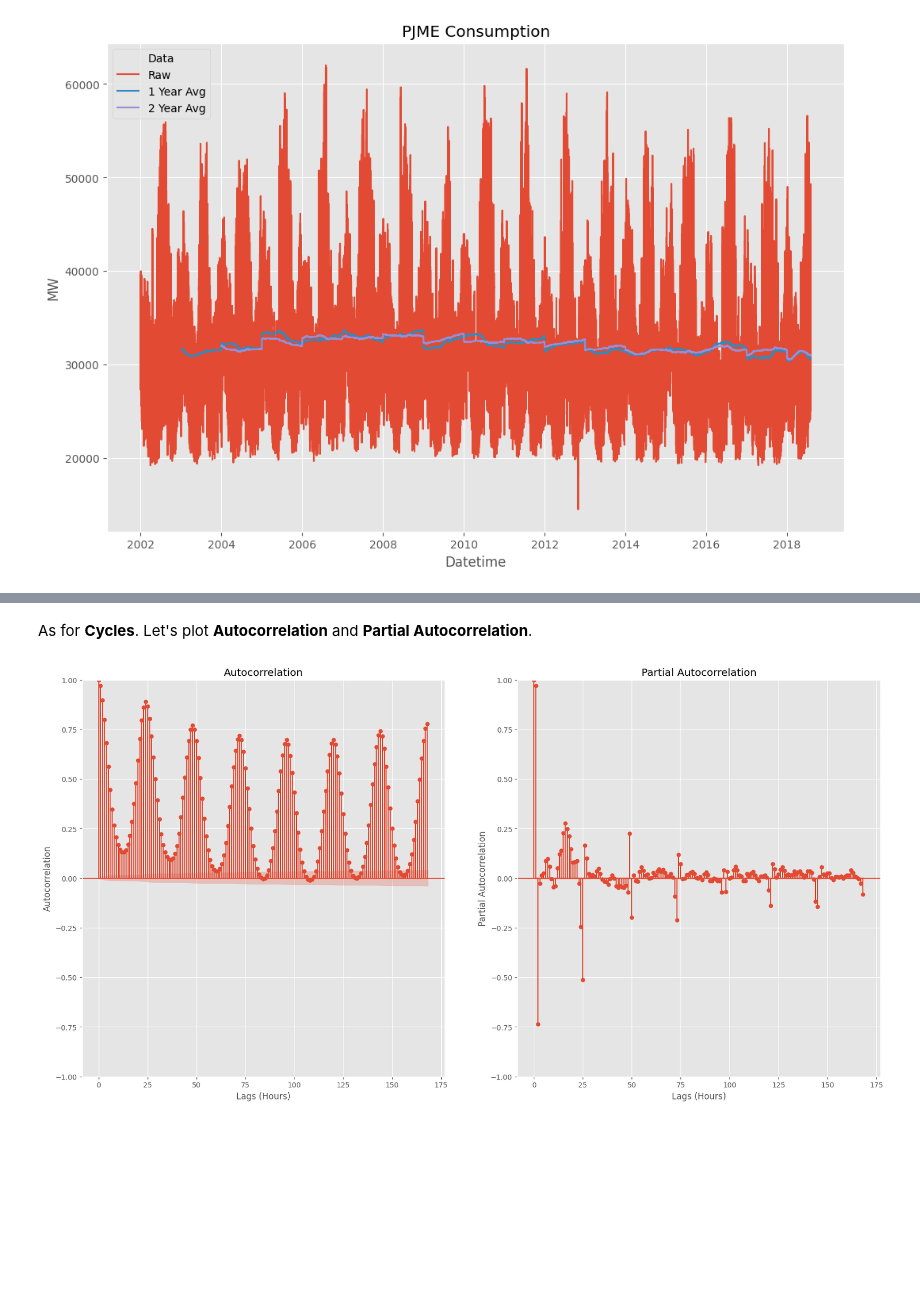
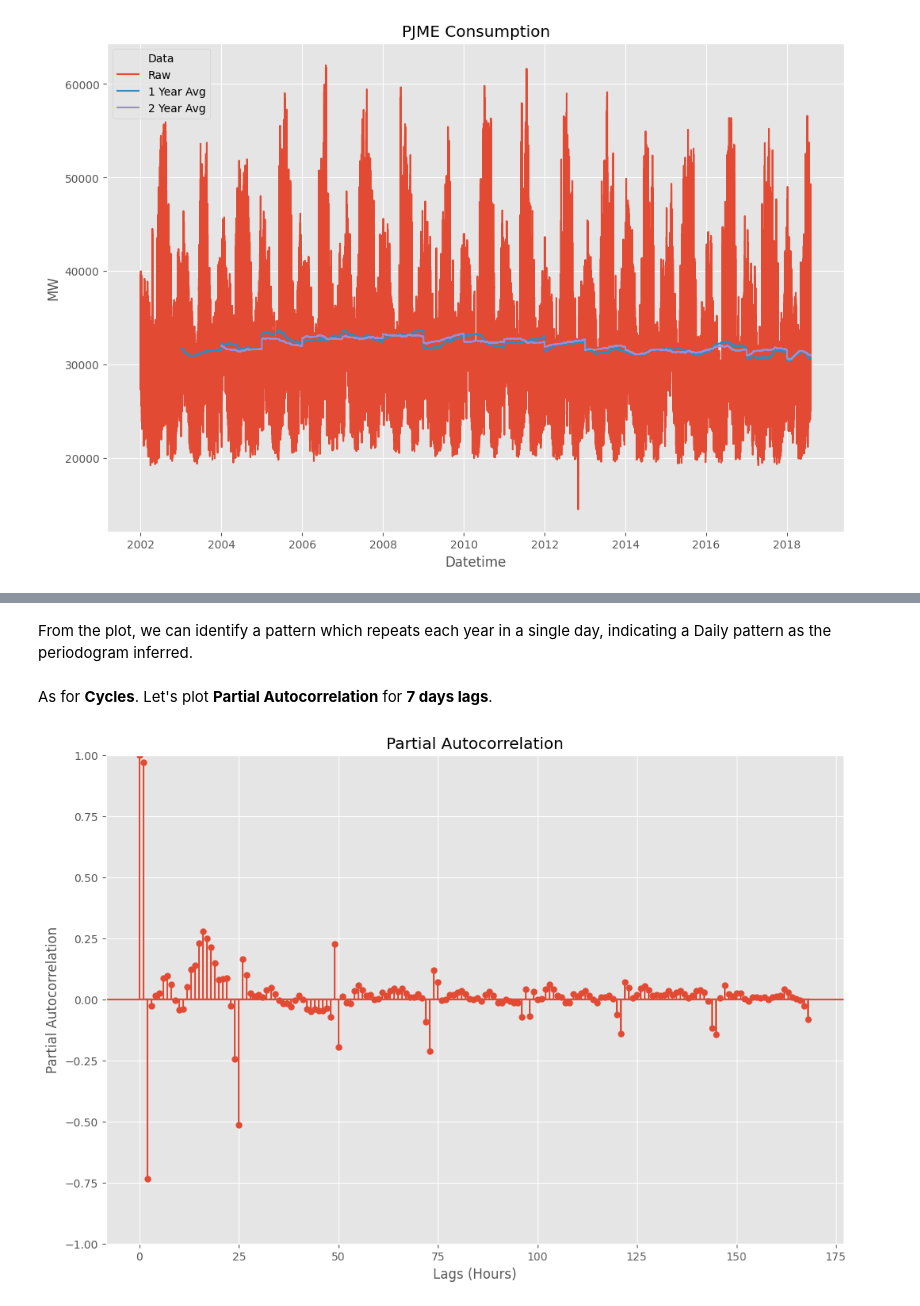
Before and after one commit to diegokurashima/Energy_Consumption-Time_Series_Forecasting_Study, a Jupyter notebook: Energy_Consumption_Time_Series_Forecasting_Study.ipynb, the cells around one changed output, grey strips where cells are left out. Cells and saved outputs as stored; diff of their text form; code cells hidden in the pictures; blank space fills up the shorter version.

```diff
--- a/Energy_Consumption_Time_Series_Forecasting_Study.ipynb
+++ b/Energy_Consumption_Time_Series_Forecasting_Study.ipynb
@@ -303,24 +362,19 @@ plt.grid(True)
+# %% [markdown]
+From the plot, we can identify a pattern which repeats each year in a single day, indicating a Daily pattern as the periodogram inferred.
 # %% [markdown]
-As for **Cycles**. Let's plot **Autocorrelation** and **Partial Autocorrelation**.
+As for **Cycles**. Let's plot **Partial Autocorrelation** for **7 days lags**.
 # %%
 from statsmodels.graphics.tsaplots import plot_acf, plot_pacf
 
 # Plots
-fig, ax = plt.subplots(1,2, figsize=(20, 10))
-
-#plt.subplot(2,2,1)
-plot_acf(df_PJME['PJME_MW'], lags=24*7, ax=ax[0])
-ax[0].set_title('Autocorrelation')
-ax[0].set_xlabel('Lags (Hours)')
-ax[0].set_ylabel('Autocorrelation')
-ax[0].grid(True)
+fig, ax = plt.subplots(1,1, figsize=(12, 8))
 
 #plt.subplot(2,2,2)
-plot_pacf(df_PJME['PJME_MW'], lags=24*7, ax=ax[1])
-ax[1].set_title('Partial Autocorrelation')
-ax[1].set_xlabel('Lags (Hours)')
-ax[1].set_ylabel('Partial Autocorrelation')
+plot_pacf(df_PJME['PJME_MW'], lags=24*7, ax=ax)
+ax.set_title('Partial Autocorrelation')
+ax.set_xlabel('Lags (Hours)')
+ax.set_ylabel('Partial Autocorrelation')
 #plt.legend(title='Model', loc='upper left', fontsize=10)
-ax[1].grid(True)
+ax.grid(True)
 # %% [output]
-[figure, old version]
+[figure, new version]
```
Also changed, not shown: parts of 34 cells of this notebook.
